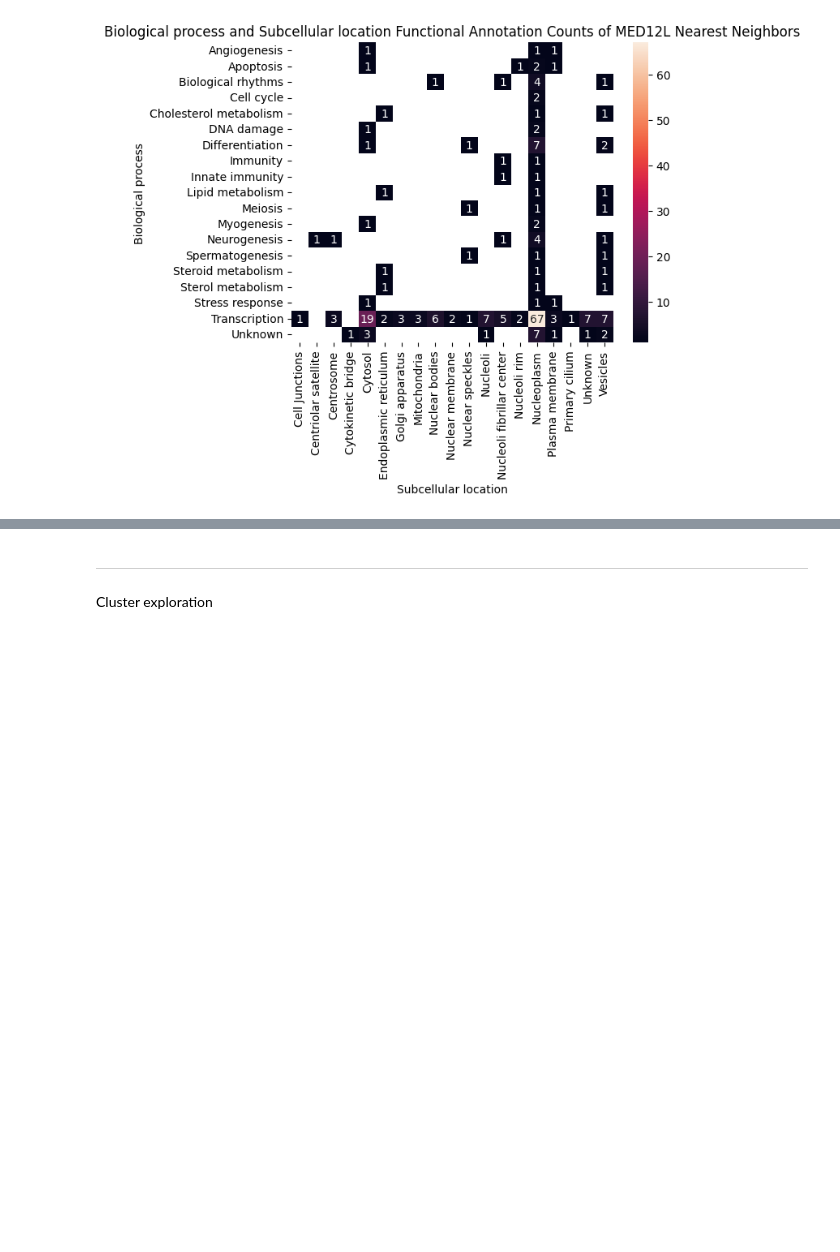
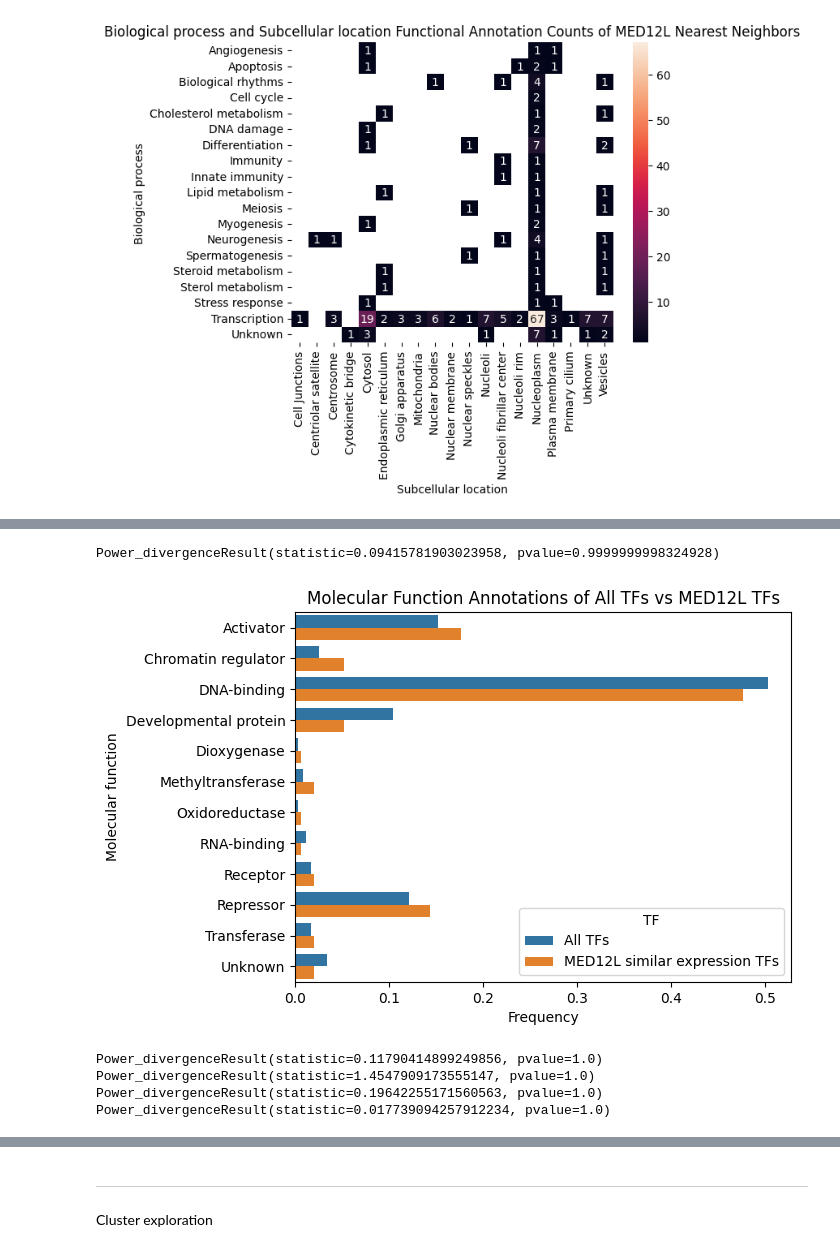
Before and after one commit to kinseylong/StallerRotation, a Jupyter notebook: cofactors_humanproteinatlas/mediator_exploration.ipynb, the cells around one changed output, grey strips where cells are left out. Drawn from its saved outputs; the diff is of its cells as text; code cells hidden in the pictures; blank space fills up the shorter version.

```diff
--- a/cofactors_humanproteinatlas/mediator_exploration.ipynb
+++ b/cofactors_humanproteinatlas/mediator_exploration.ipynb
@@ -516,0 +508,40 @@ xy_pivot(TFs_annot, "Biological process", "Molecular function")
+# %%
+TF_bioprocess = TFs_annot.explode("Molecular function")
+TF_bioprocess = TF_bioprocess.loc[[x in MED12L_similar_annotations.explode("Molecular function")["Molecular function"].unique() for x in TF_bioprocess["Molecular function"]]]
+TF_bioprocess_count = TF_bioprocess.groupby("Molecular function").agg("count")[["Gene"]].rename({"Gene": "Frequency"}, axis=1)
+TF_bioprocess_count["TF"] = "All TFs"
+TF_bioprocess_count["Frequency"] = TF_bioprocess_count["Frequency"]/len(TF_bioprocess)
+MED12L_similar_process = MED12L_similar_annotations.explode("Molecular function").groupby("Molecular function").agg("count")[["Gene"]].rename({"Gene": "Frequency"}, axis=1)
+MED12L_similar_process["TF"] = "MED12L similar expression TFs"
+MED12L_similar_process["Frequency"] = MED12L_similar_process["Frequency"]/len(MED12L_similar_annotations.explode("Molecular function"))
+
+bioprocess_count_comparison = pd.concat([TF_bioprocess_count, MED12L_similar_process])
+plt.title("Molecular Function Annotations of All TFs vs MED12L TFs")
+sns.barplot(bioprocess_count_comparison.reset_index(), y = "Molecular function", x = "Frequency", hue = "TF", errorbar="sd")
+plt.savefig("figures/molecularfunction_TF_MED12LTF.png", bbox_inches="tight")
+
+stat.chisquare(MED12L_similar_process["Frequency"].values, TF_bioprocess_count["Frequency"].values)
+# %% [output]
+Power_divergenceResult(statistic=0.09415781903023958, pvalue=0.9999999998324928)
+[figure, added]
+# %%
+def chisquare(annotationlabel):
+    TF_bioprocess = TFs_annot.explode(annotationlabel)
+    TF_bioprocess_count = TF_bioprocess.groupby(annotationlabel).agg("count")[["Gene"]].rename({"Gene": "Frequency Across All TFs"}, axis=1)
+    TF_bioprocess_count["Frequency Across All TFs"] = TF_bioprocess_count["Frequency Across All TFs"]/len(TF_bioprocess)
+    MED12L_similar_process = MED12L_similar_annotations.explode(annotationlabel)
+    MED12L_similar_process_count = MED12L_similar_process.groupby(annotationlabel).agg("count")[["Gene"]].rename({"Gene": "Frequency Across MED12L-like"}, axis=1)
+    MED12L_similar_process_count["Frequency Across MED12L-like"] = MED12L_similar_process_count["Frequency Across MED12L-like"]/len(MED12L_similar_process)
+
+    test = TF_bioprocess_count.merge(MED12L_similar_process_count, left_index=True, right_index=True, how="left").fillna(0)
+    return stat.chisquare(test["Frequency Across MED12L-like"].values, test["Frequency Across All TFs"].values)
+
+print(chisquare("Molecular function"))
+print(chisquare("Subcellular location"))
+print(chisquare("Biological process"))
+print(chisquare("Protein class"))
+# %% [output]
+Power_divergenceResult(statistic=0.11790414899249856, pvalue=1.0)
+Power_divergenceResult(statistic=1.4547909173555147, pvalue=1.0)
+Power_divergenceResult(statistic=0.19642255171560563, pvalue=1.0)
+Power_divergenceResult(statistic=0.017739094257912234, pvalue=1.0)
```
Also changed, not shown: parts of 6 cells of this notebook, 5 other files.
